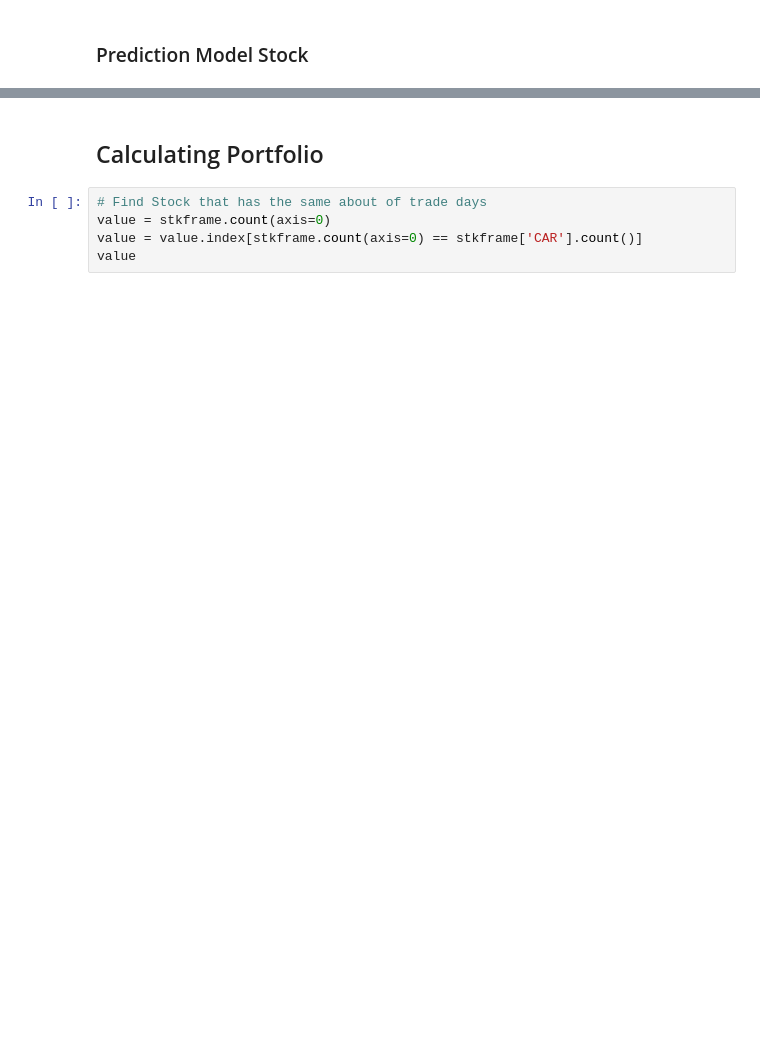
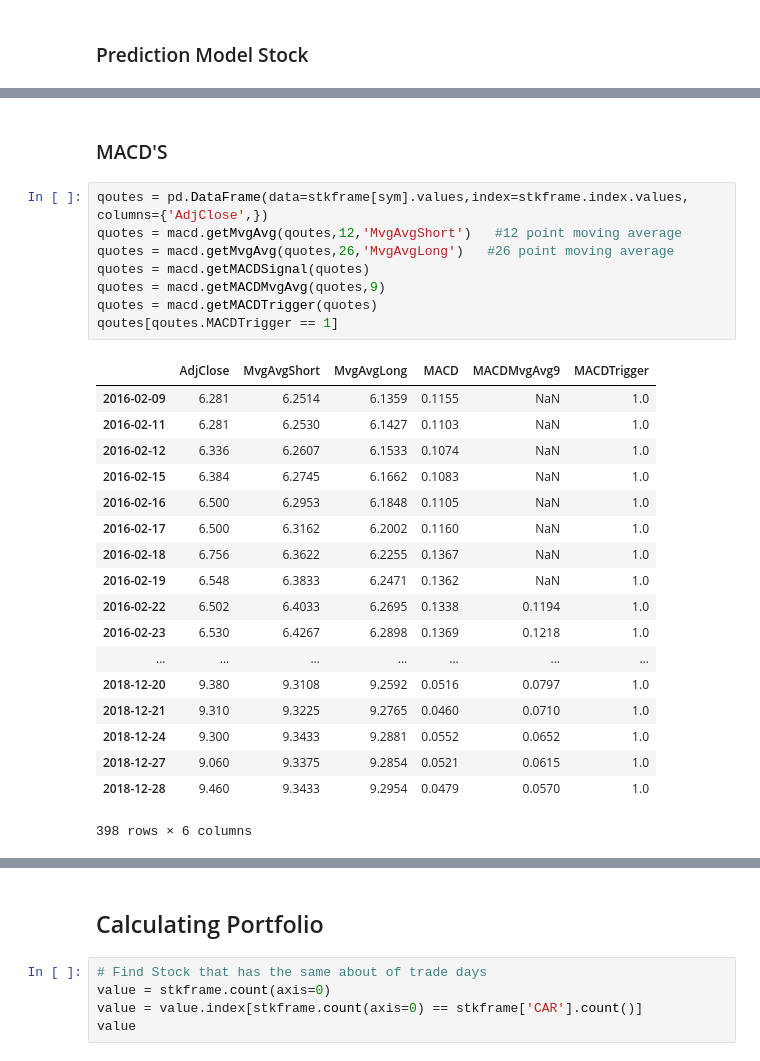
Before and after one commit to romwhyte/jsestockanalysis, a Jupyter notebook: stock analysis.ipynb, the cells around one changed output, grey strips where cells are left out. Cells and saved outputs as stored; diff of their text form; blank space fills up the shorter version.

```diff
--- a/stock analysis.ipynb
+++ b/stock analysis.ipynb
@@ -360,0 +673,29 @@ plt.show()
+# %% [markdown]
+<h3> MACD'S </H3>
+# %%
+qoutes = pd.DataFrame(data=stkframe[sym].values,index=stkframe.index.values, columns={'AdjClose',})
+quotes = macd.getMvgAvg(qoutes,12,'MvgAvgShort')   #12 point moving average
+quotes = macd.getMvgAvg(quotes,26,'MvgAvgLong')   #26 point moving average
+quotes = macd.getMACDSignal(quotes)
+quotes = macd.getMACDMvgAvg(quotes,9)
+quotes = macd.getMACDTrigger(quotes)
+qoutes[qoutes.MACDTrigger == 1]
+# %% [output]
+|  | AdjClose | MvgAvgShort | MvgAvgLong | MACD | MACDMvgAvg9 | MACDTrigger |
+| 2016-02-09 | 6.281 | 6.2514 | 6.1359 | 0.1155 | NaN | 1.0 |
+| 2016-02-11 | 6.281 | 6.2530 | 6.1427 | 0.1103 | NaN | 1.0 |
+| 2016-02-12 | 6.336 | 6.2607 | 6.1533 | 0.1074 | NaN | 1.0 |
+| 2016-02-15 | 6.384 | 6.2745 | 6.1662 | 0.1083 | NaN | 1.0 |
+| 2016-02-16 | 6.500 | 6.2953 | 6.1848 | 0.1105 | NaN | 1.0 |
+| 2016-02-17 | 6.500 | 6.3162 | 6.2002 | 0.1160 | NaN | 1.0 |
+| 2016-02-18 | 6.756 | 6.3622 | 6.2255 | 0.1367 | NaN | 1.0 |
+| 2016-02-19 | 6.548 | 6.3833 | 6.2471 | 0.1362 | NaN | 1.0 |
+| 2016-02-22 | 6.502 | 6.4033 | 6.2695 | 0.1338 | 0.1194 | 1.0 |
+| 2016-02-23 | 6.530 | 6.4267 | 6.2898 | 0.1369 | 0.1218 | 1.0 |
+| ... | ... | ... | ... | ... | ... | ... |
+| 2018-12-20 | 9.380 | 9.3108 | 9.2592 | 0.0516 | 0.0797 | 1.0 |
+| 2018-12-21 | 9.310 | 9.3225 | 9.2765 | 0.0460 | 0.0710 | 1.0 |
+| 2018-12-24 | 9.300 | 9.3433 | 9.2881 | 0.0552 | 0.0652 | 1.0 |
+| 2018-12-27 | 9.060 | 9.3375 | 9.2854 | 0.0521 | 0.0615 | 1.0 |
+| 2018-12-28 | 9.460 | 9.3433 | 9.2954 | 0.0479 | 0.0570 | 1.0 |
+398 rows × 6 columns
```
Also changed, not shown: parts of 52 cells of this notebook, 1 other file.
